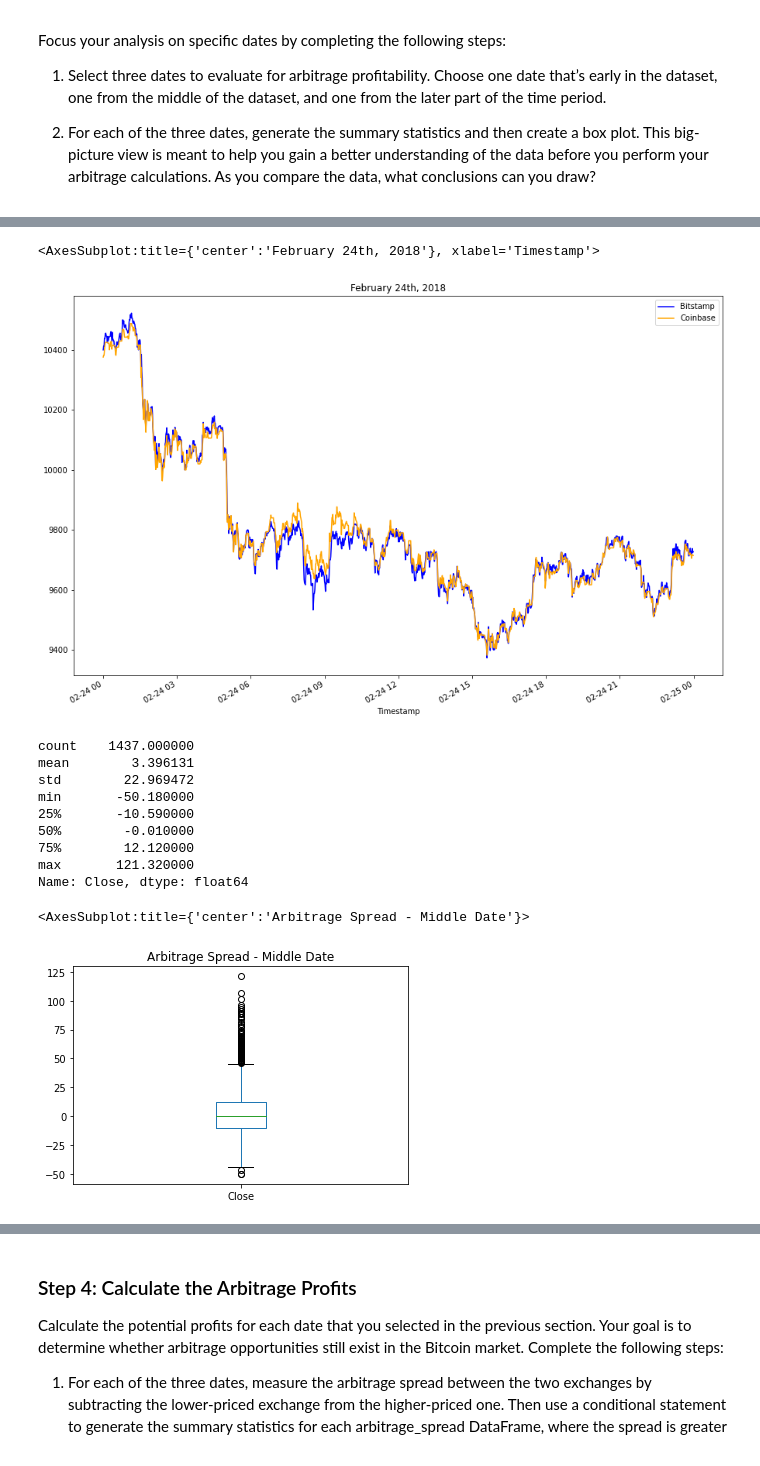
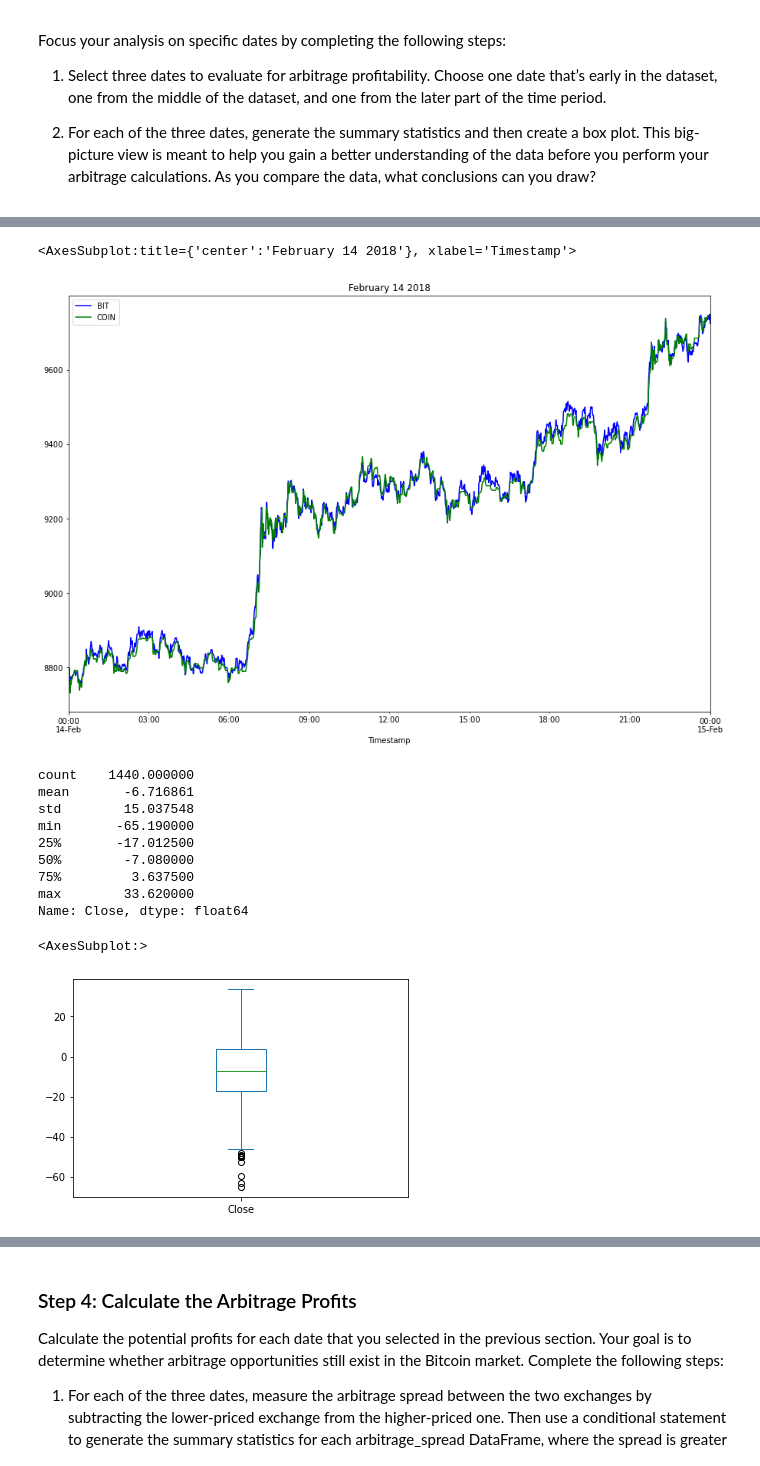
Before and after one commit to Super-Saiyan-Carl/crypto_arbitrage, a Jupyter notebook: crypto_arbitrage.ipynb, the cells around one changed output, grey strips where cells are left out. Drawn from its saved outputs; the diff is of its cells as text; code cells hidden in the pictures.

```diff
--- a/crypto_arbitrage.ipynb
+++ b/crypto_arbitrage.ipynb
@@ -126,3 +129,4 @@ dtype: object
 # %%
 # Review the data for duplicate values, and drop them if necessary
 bitstamp.duplicated().sum()
+bitstamp = bitstamp.drop_duplicates()
@@ -136,8 +138,9 @@ coinbase = coinbase.dropna()
 
 coinbase.loc[:,"Close"] = coinbase.loc[:,"Close"].str.replace("$", "")
 
-coinbase.loc[:, "Close"] = coinbase.loc[:, "Close"].astype("float")
+coinbase.loc[:, "Close"] = coinbase.loc[:,"Close"].astype("float")
 coinbase.dtypes
 
 coinbase.duplicated().sum()
+coinbase = coinbase.drop_duplicates()
 # %% [output]
@@ -311,33 +324,36 @@ Name: Close, dtype: float64
 # %%
 # Create an overlay plot that visualizes the two dataframes over a period of one day from the middle of the dataset.
 # Be sure that the plots include the parameters `legend`, `figsize`, `title`, `color` and `label`
-# YOUR CODE HERE
+bitstamp['Close'].loc['2018-02-14 00:00:00' : '2018-02-15 00:00:00'].plot(
+    legend=True, figsize=(15, 10), title="February 14 2018", color="blue", label="BIT")
+coinbase['Close'].loc['2018-02-14 00:00:00' : '2018-02-15 00:00:00'].plot(
+    legend=True, figsize=(15, 10), title="February 14 2018", color="green", label="COIN")
 # %% [output]
-<AxesSubplot:title={'center':'February 24th, 2018'}, xlabel='Timestamp'>
+<AxesSubplot:title={'center':'February 14 2018'}, xlabel='Timestamp'>
-[figure, old version]
+[figure, new version]
 # %%
 # Using the date in the middle that you have selected, calculate the arbitrage spread
 # by subtracting the bitstamp lower closing prices from the coinbase higher closing prices
-arbitrage_spread_middle = # YOUR CODE HERE
+arbitrage_spread_middle = coinbase['Close'].loc['2018-02-14'] - bitstamp['Close'].loc['2018-02-14']
 
 # Generate summary statistics
-# YOUR CODE HERE
+arbitrage_spread_middle.describe()
 # %% [output]
-count    1437.000000
-mean        3.396131
-std        22.969472
-min       -50.180000
-25%       -10.590000
-50%        -0.010000
-75%        12.120000
-max       121.320000
+count    1440.000000
+mean       -6.716861
+std        15.037548
+min       -65.190000
+25%       -17.012500
+50%        -7.080000
+75%         3.637500
+max        33.620000
 Name: Close, dtype: float64
 # %%
 # Visualize the arbitrage spread from the middle of the dataset in a box plot
-# YOUR CODE HERE
+arbitrage_spread_middle.plot(kind='box')
 # %% [output]
-<AxesSubplot:title={'center':'Arbitrage Spread - Middle Date'}>
+<AxesSubplot:>
-[figure, old version]
+[figure, new version]
 # %%
 # Create an overlay plot that visualizes the two dataframes over a period of one day from late in the dataset.
 # Be sure that the plots include the parameters `legend`, `figsize`, `title`, `color` and `label`
```
Also changed, not shown: parts of 19 cells of this notebook.
